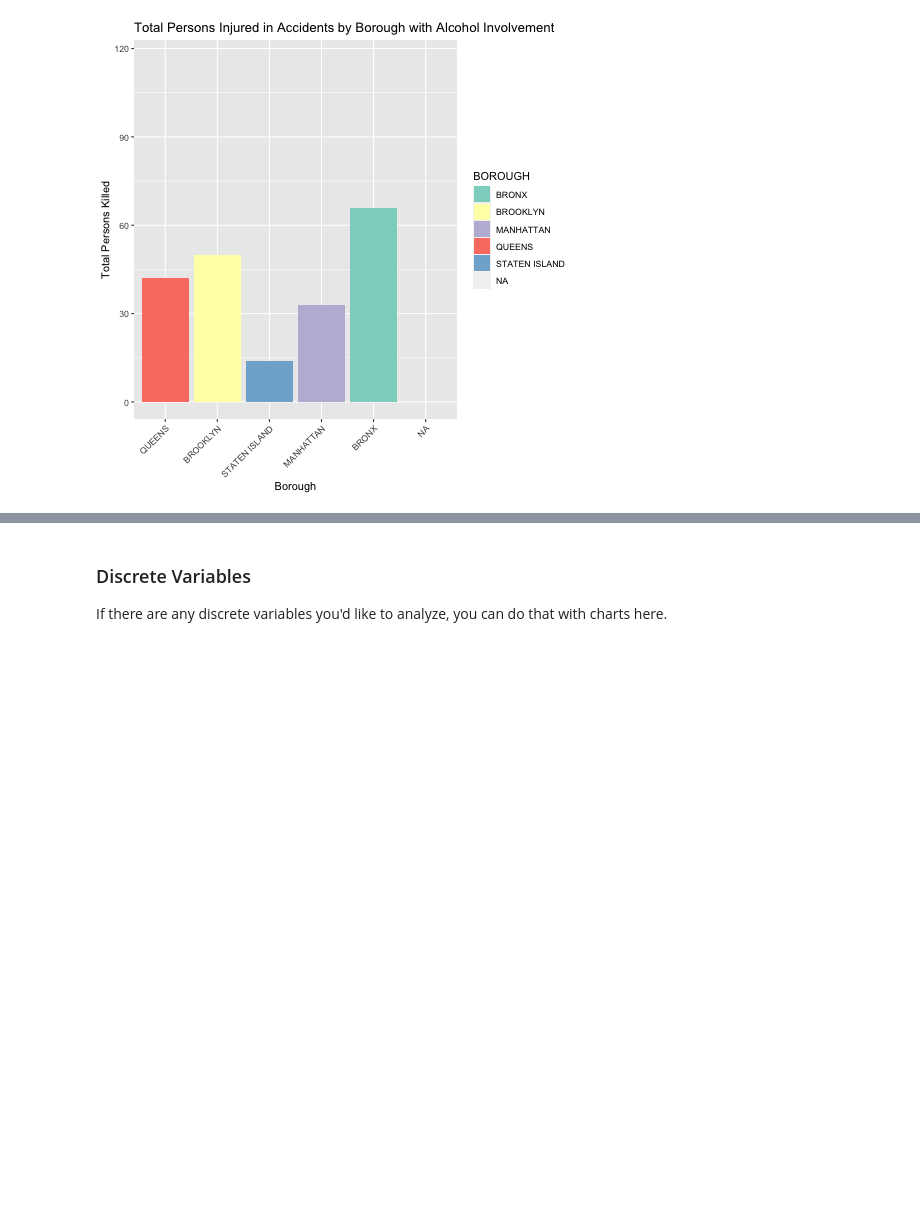
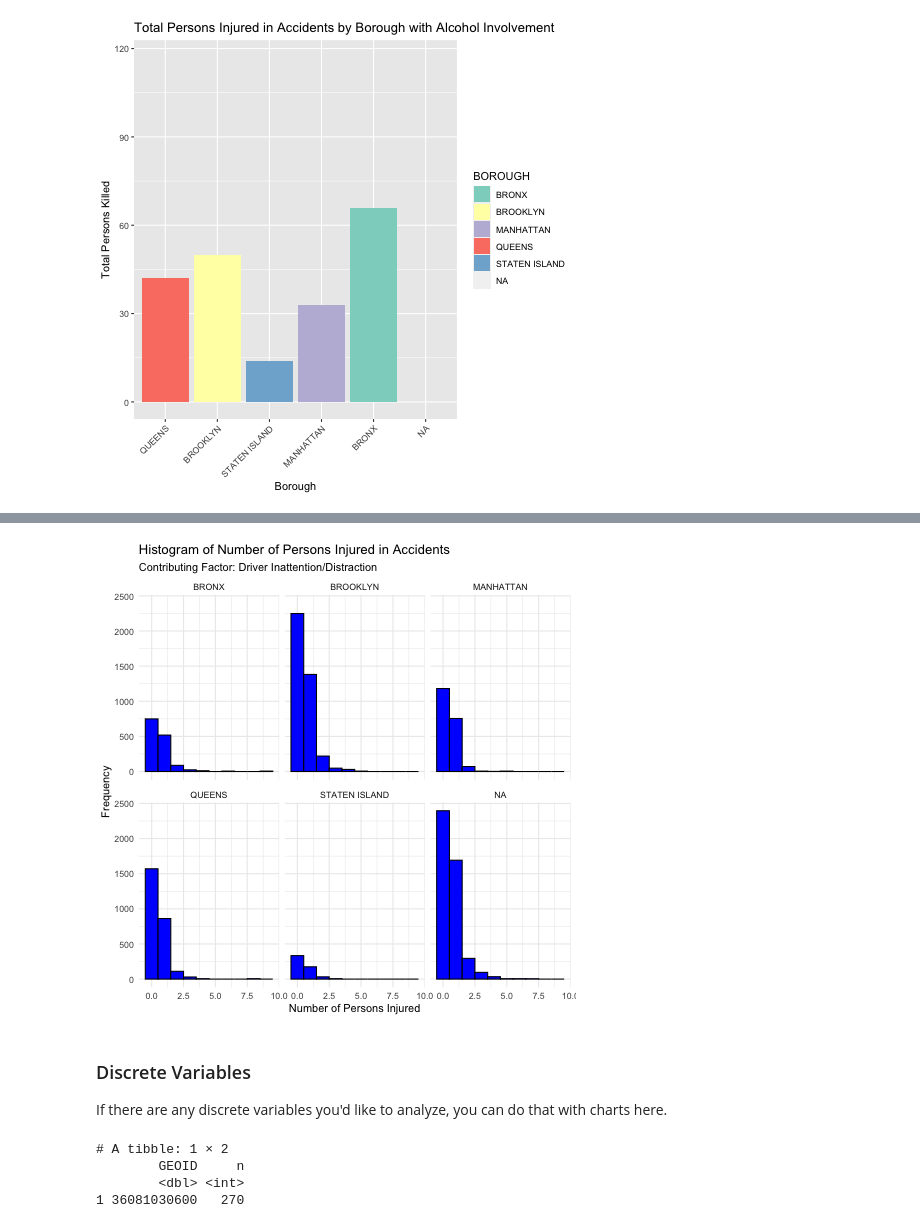
Before and after one commit to radhika3558/connect-to-census, a Jupyter notebook: distributions.ipynb, the cells around one changed output, grey strips where cells are left out. Saved outputs shown, nothing was run; the diff lists cells and outputs as text; code cells hidden in the pictures; blank space fills up the shorter version.

```diff
--- a/distributions.ipynb
+++ b/distributions.ipynb
@@ -244,3 +272,24 @@ R[write to console]: 2: Removed 43 rows containing missing values (`geom_bar()`)
+# %%
+%%R
+
+library(ggplot2)
+
+
+# Filter rows where any of the contributing factor vehicle columns match "Driver Inattention/Distraction"
+df_filtered <- df %>%
+  filter(CONTRIBUTING.FACTOR.VEHICLE.1 == "Driver Inattention/Distraction")
+
+# Create histogram of the number of persons injured
+ggplot(df_filtered, aes(x = NUMBER.OF.PERSONS.INJURED)) +
+  geom_histogram(binwidth = 1, fill = "blue", color = "black") +
+  theme_minimal() +
+  labs(title = "Histogram of Number of Persons Injured in Accidents",
+       subtitle = "Contributing Factor: Driver Inattention/Distraction",
+       x = "Number of Persons Injured",
+       y = "Frequency")+
+       facet_wrap(~BOROUGH)
+# %% [output]
+[figure, added]
 # %% [markdown]
 ### Discrete Variables
 
@@ -256,0 +297,11 @@ If there are any discrete variables you'd like to analyze, you can do that with
+# %%
+%%R
+#find the census tract with the highest number of accidents and output the zipcode
+df %>%
+  count(GEOID, sort = TRUE) %>%
+  head(1)
+# %% [output]
+# A tibble: 1 × 2
+        GEOID     n
+        <dbl> <int>
+1 36081030600   270
```
Also changed, not shown: parts of 13 cells of this notebook.
